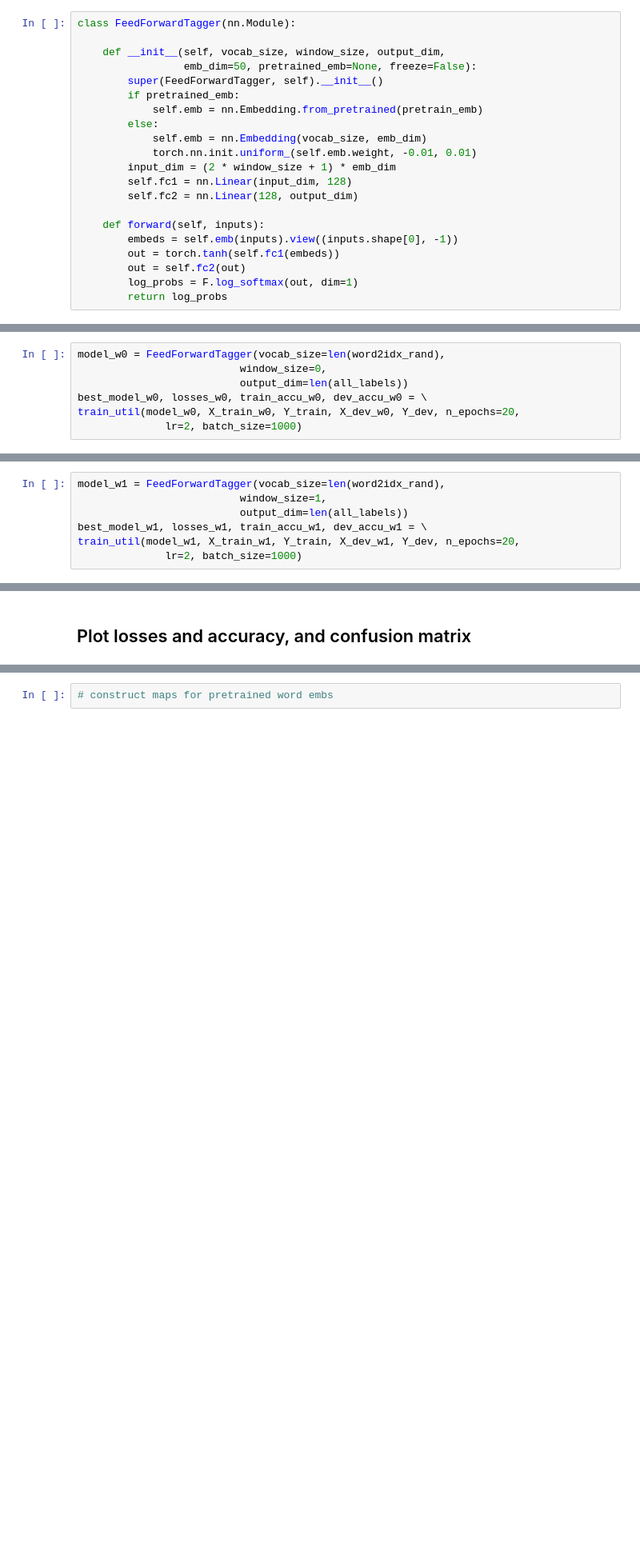
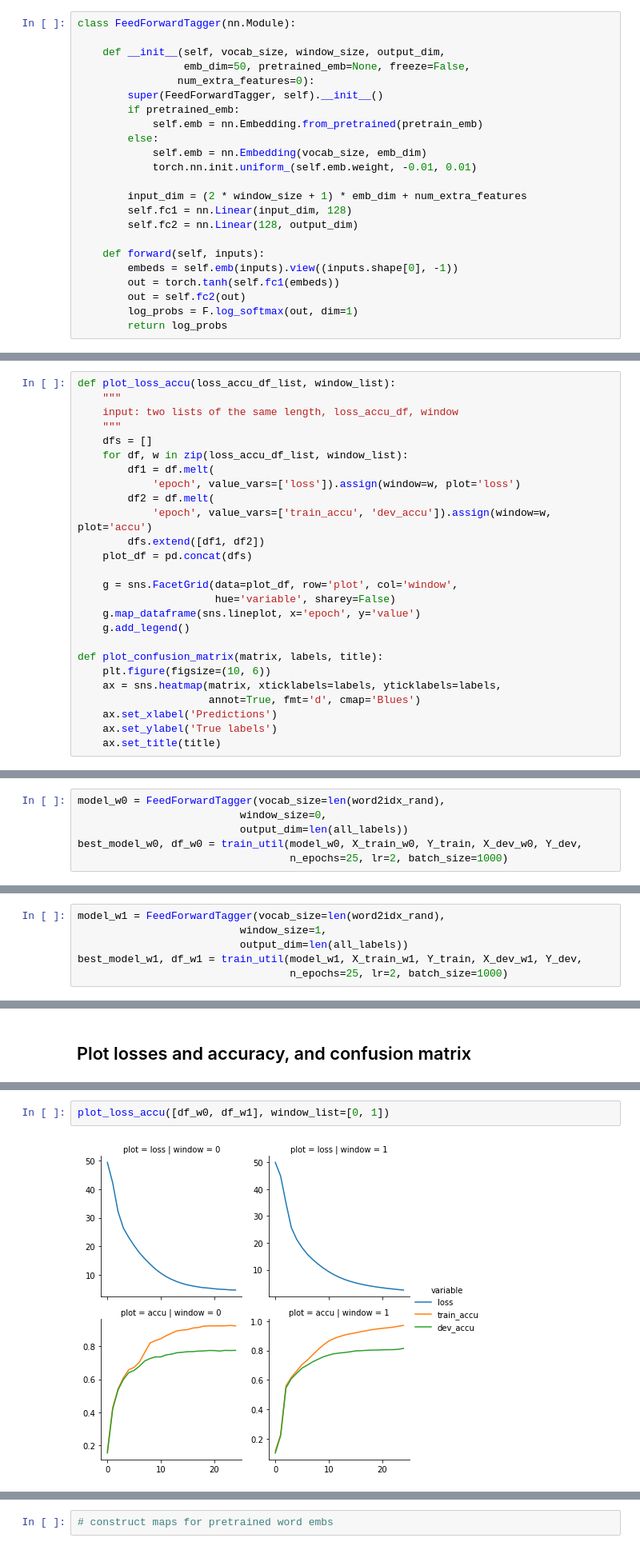
Before and after one commit to RuolinZheng08/ttic31190-natural-language-processing, a Jupyter notebook: hw3/hw3-dev2.ipynb, the cells around one changed output, grey strips where cells are left out. Shown at 80% size. Saved outputs shown, nothing was run; the diff lists cells and outputs as text; blank space fills up the shorter version.

Commit message:
Refactor plotting code

```diff
--- a/hw3/hw3-dev2.ipynb
+++ b/hw3/hw3-dev2.ipynb
@@ -80,14 +104,16 @@ def encode_lines(lines, word2idx_map, window_size):
 class FeedForwardTagger(nn.Module):
 
     def __init__(self, vocab_size, window_size, output_dim,
-                 emb_dim=50, pretrained_emb=None, freeze=False):
+                 emb_dim=50, pretrained_emb=None, freeze=False,
+                num_extra_features=0):
         super(FeedForwardTagger, self).__init__()
         if pretrained_emb:
             self.emb = nn.Embedding.from_pretrained(pretrain_emb)
         else:
             self.emb = nn.Embedding(vocab_size, emb_dim)
             torch.nn.init.uniform_(self.emb.weight, -0.01, 0.01)
-        input_dim = (2 * window_size + 1) * emb_dim
+
+        input_dim = (2 * window_size + 1) * emb_dim + num_extra_features
         self.fc1 = nn.Linear(input_dim, 128)
         self.fc2 = nn.Linear(128, output_dim)
 
@@ -142,3 +176,29 @@ def train_util(model, X_train, Y_train, X_dev, Y_dev, n_epochs, lr,
+# %%
+def plot_loss_accu(loss_accu_df_list, window_list):
+    """
+    input: two lists of the same length, loss_accu_df, window
+    """
+    dfs = []
+    for df, w in zip(loss_accu_df_list, window_list):
+        df1 = df.melt(
+            'epoch', value_vars=['loss']).assign(window=w, plot='loss')
+        df2 = df.melt(
+            'epoch', value_vars=['train_accu', 'dev_accu']).assign(window=w, plot='accu')
+        dfs.extend([df1, df2])
+    plot_df = pd.concat(dfs)
+
+    g = sns.FacetGrid(data=plot_df, row='plot', col='window',
+                      hue='variable', sharey=False)
+    g.map_dataframe(sns.lineplot, x='epoch', y='value')
+    g.add_legend()
+
+def plot_confusion_matrix(matrix, labels, title):
+    plt.figure(figsize=(10, 6))
+    ax = sns.heatmap(matrix, xticklabels=labels, yticklabels=labels,
+                     annot=True, fmt='d', cmap='Blues')
+    ax.set_xlabel('Predictions')
+    ax.set_ylabel('True labels')
+    ax.set_title(title)
 # %% [markdown]
 # Load Data
 # %%
@@ -194,7 +251,6 @@ X_devtest_w1 = encode_lines(devtest, word2idx_rand, window_size=1)
 model_w0 = FeedForwardTagger(vocab_size=len(word2idx_rand),
                           window_size=0,
                           output_dim=len(all_labels))
-best_model_w0, losses_w0, train_accu_w0, dev_accu_w0 = \
-train_util(model_w0, X_train_w0, Y_train, X_dev_w0, Y_dev, n_epochs=20,
-              lr=2, batch_size=1000)
+best_model_w0, df_w0 = train_util(model_w0, X_train_w0, Y_train, X_dev_w0, Y_dev,
+                                  n_epochs=25, lr=2, batch_size=1000)
 # %% [output]
@@ -232,7 +285,6 @@ devtest_accu: 0.7728
 model_w1 = FeedForwardTagger(vocab_size=len(word2idx_rand),
                           window_size=1,
                           output_dim=len(all_labels))
-best_model_w1, losses_w1, train_accu_w1, dev_accu_w1 = \
-train_util(model_w1, X_train_w1, Y_train, X_dev_w1, Y_dev, n_epochs=20,
-              lr=2, batch_size=1000)
+best_model_w1, df_w1 = train_util(model_w1, X_train_w1, Y_train, X_dev_w1, Y_dev,
+                                  n_epochs=25, lr=2, batch_size=1000)
 # %% [output]
@@ -320,0 +317,4 @@ Text(0.5, 1.0, 'w=1')
+# %%
+plot_loss_accu([df_w0, df_w1], window_list=[0, 1])
+# %% [output]
+[figure, added]
```
Also changed, not shown: parts of 23 cells of this notebook.
